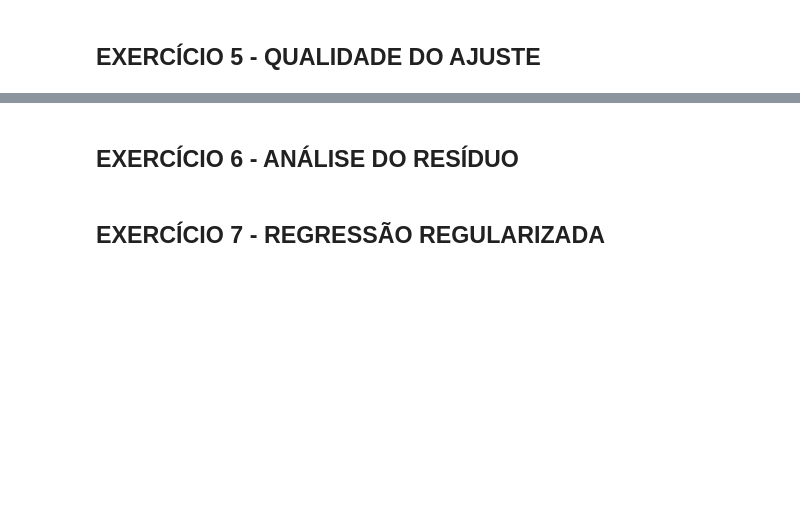
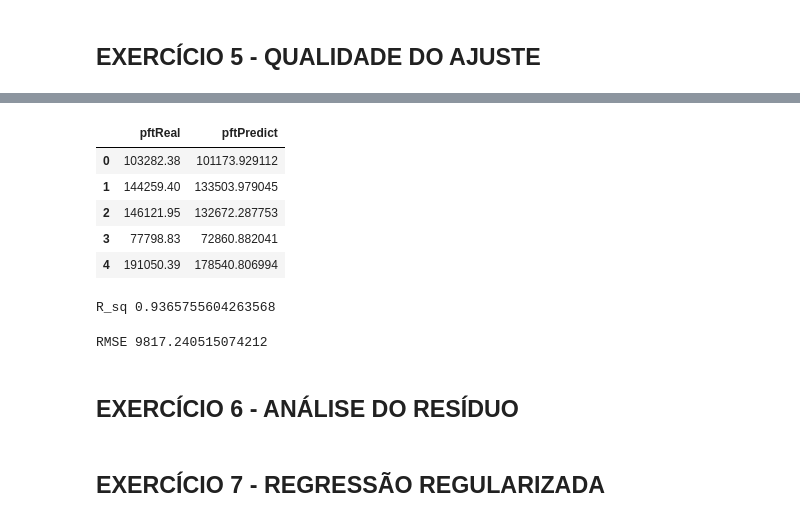
Before and after one commit to abakashi/dinamica_dex04_day05, a Jupyter notebook: Estatistica_avancada_ex.ipynb, the cells around one changed output, grey strips where cells are left out. Drawn from its saved outputs; the diff is of its cells as text; code cells hidden in the pictures; blank space fills up the shorter version.

```diff
--- a/Estatistica_avancada_ex.ipynb
+++ b/Estatistica_avancada_ex.ipynb
@@ -476,0 +540,5 @@ strong multicollinearity problems or that the design matrix is singular.
+# %%
+reg4 = sm.OLS(yTreino, xTreinoRed)
+
+reg4fit = reg4.fit()
+print(reg4fit.summary())
@@ -477,3 +578,24 @@ strong multicollinearity problems or that the design matrix is singular.
+# %%
+#Qualidade de ajuste (minimos quadrados)
+predY = pd.concat([yTeste, reg4fit.predict(xTeste.drop('adm', axis=1))], axis=1)
+predY.columns = ['pftReal', 'pftPredict']
+predY
+# %% [output]
+|  | pftReal | pftPredict |
+| 0 | 103282.38 | 101173.929112 |
+| 1 | 144259.40 | 133503.979045 |
+| 2 | 146121.95 | 132672.287753 |
+| 3 | 77798.83 | 72860.882041 |
+| 4 | 191050.39 | 178540.806994 |
+# %%
+print('R_sq', metrics.r2_score(predY['pftReal'], predY['pftPredict']))
+# %% [output]
+R_sq 0.9365755604263568
+# %%
+print('RMSE',
+      np.sqrt(metrics.mean_squared_error(predY['pftReal'], predY['pftPredict'])))
+# %% [output]
+RMSE 9817.240515074212
 # %% [markdown]
 ## EXERCÍCIO 6 - ANÁLISE DO RESÍDUO
 # %% [markdown]
```
Also changed, not shown: parts of 11 cells of this notebook.
